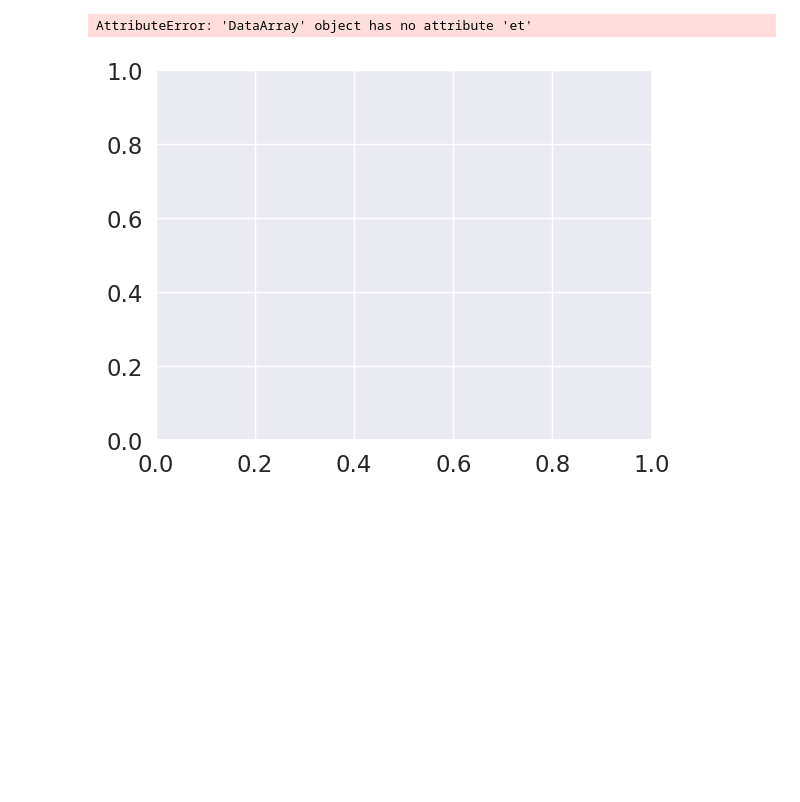
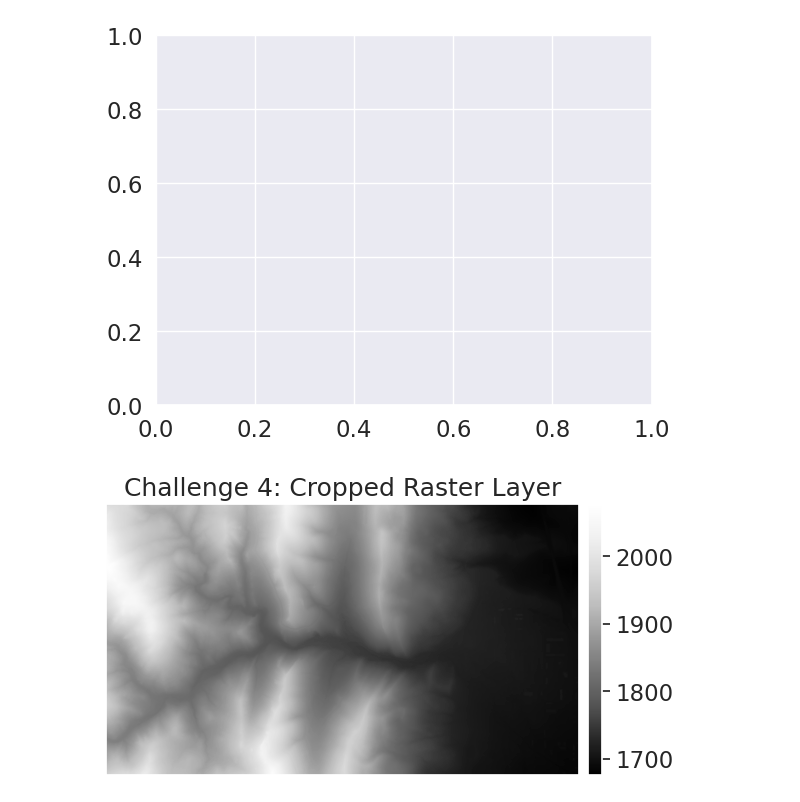
Before and after one commit to TC-YP/gisc605-lab3, a Jupyter notebook: Lab Exercises/test_skills.ipynb, the cells around one changed output. Cells and saved outputs as stored; diff of their text form; code cells hidden in the pictures; blank space fills up the shorter version.

```diff
--- a/Lab Exercises/test_skills.ipynb
+++ b/Lab Exercises/test_skills.ipynb
@@ -28,11 +103,19 @@ pre_DTM_hill = rxr.open_rasterio(pre_DTM_hill_path,
 # %%
 f, ax = plt.subplots()
 
-pre_DTM_hill.ep.plot_bands()
 
-ax.set(title="Raster Layer with Vector Overlay")
-ax.axis('off')
+
+DTM_clipped = pre_DTM_hill.rio.clip(site_bound_shp.geometry.apply(mapping))
+
+f, ax = plt.subplots()
+
+ep.plot_bands(DTM_clipped,
+              ax=ax,
+              title="Challenge 4: Cropped Raster Layer")
+
+
+
 plt.show()
 # %% [output]
-AttributeError: 'DataArray' object has no attribute 'et'
 [figure]
+[figure, added]
```
Also changed, not shown: parts of 5 cells of this notebook.
